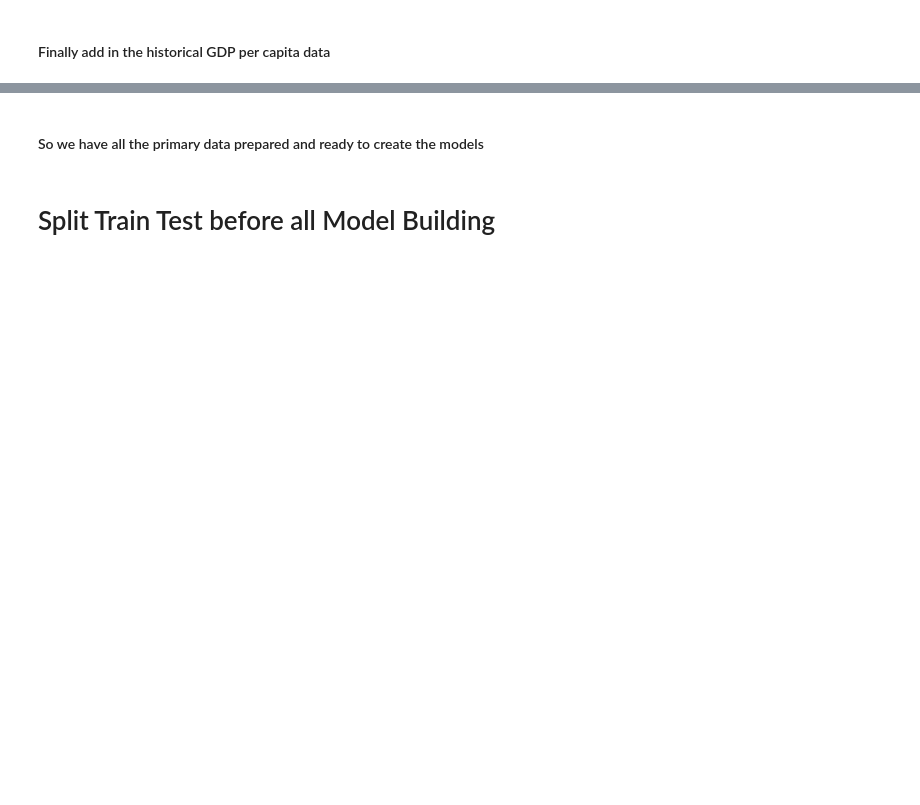
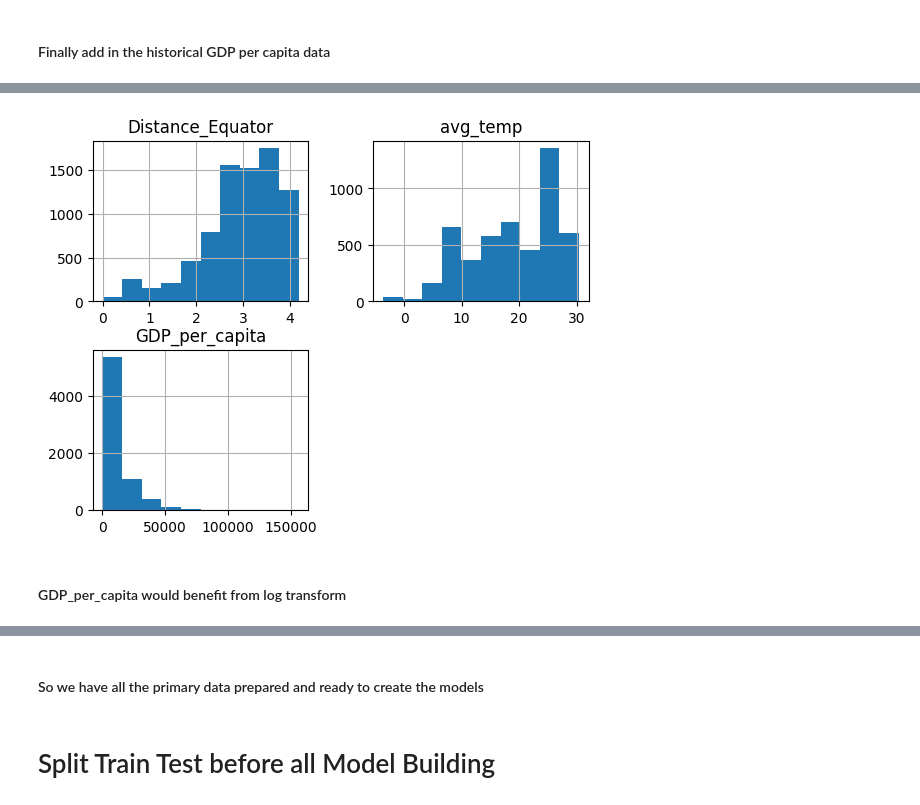
Before and after one commit to seenstevo/ML_Project_Cereal_Yield, a Jupyter notebook: src/memory.ipynb, the cells around one changed output, grey strips where cells are left out. Saved outputs shown, nothing was run; the diff lists cells and outputs as text; code cells hidden in the pictures; blank space fills up the shorter version.

```diff
--- a/src/memory.ipynb
+++ b/src/memory.ipynb
@@ -344,0 +282,6 @@ data.head()
+# %%
+data[['Distance_Equator', 'avg_temp', 'GDP_per_capita']].hist();
+# %% [output]
+[figure, added]
+# %% [markdown]
+#### GDP_per_capita would benefit from log transform
```
Also changed, not shown: parts of 69 cells of this notebook, 10 other files.
